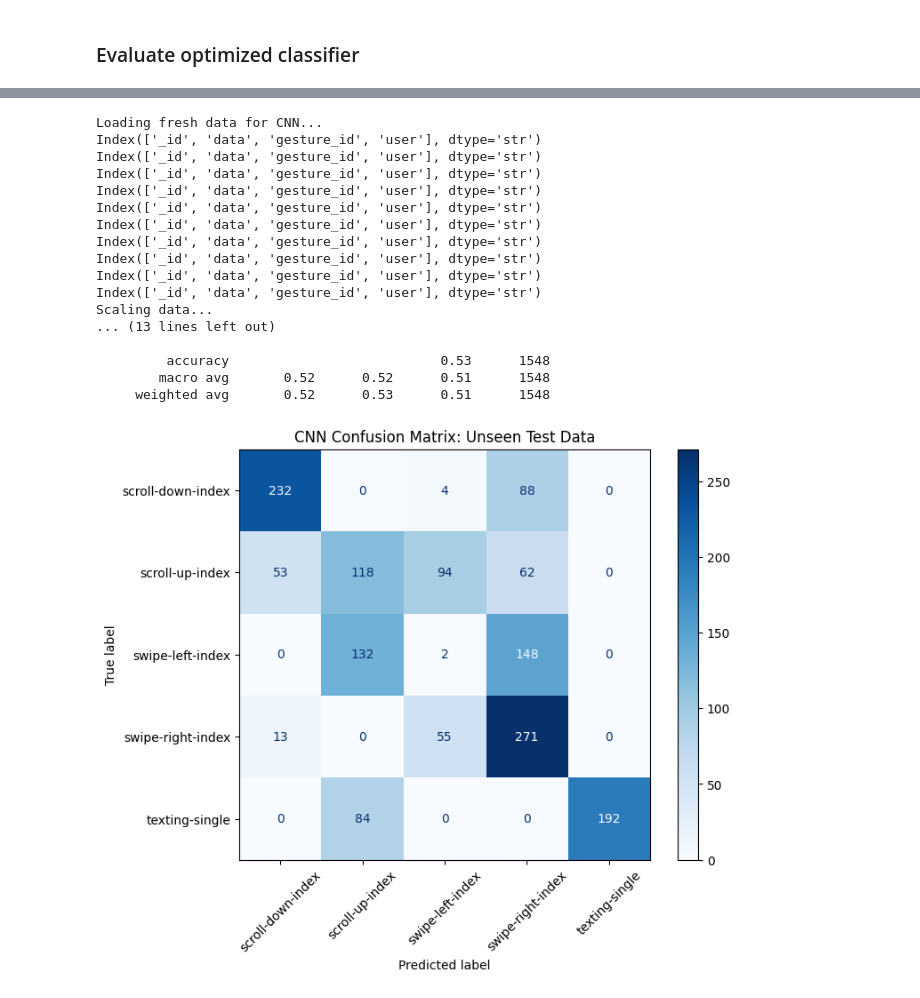
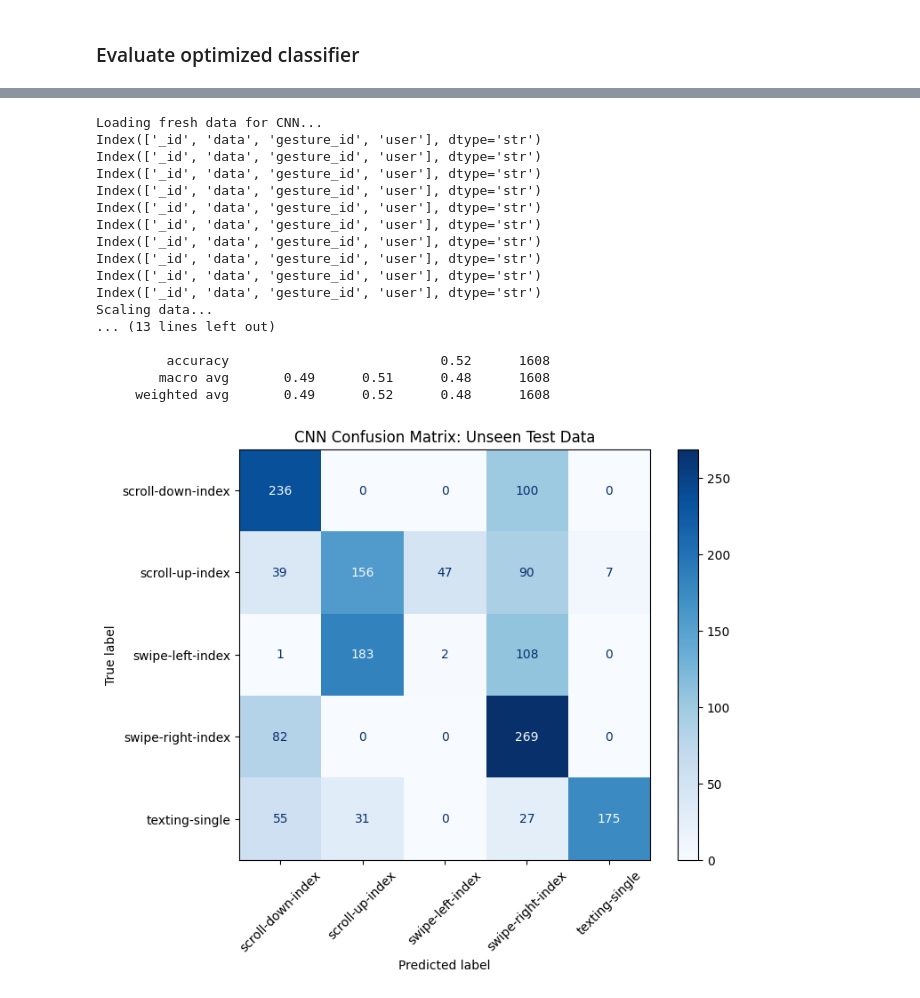
Before and after one commit to nderekk/IoT-Course-AIoT-project, a Jupyter notebook: aiot_project_time_series.ipynb, the cells around one changed output, grey strips where cells are left out. Drawn from its saved outputs; the diff is of its cells as text; code cells hidden in the pictures.

```diff
--- a/aiot_project_time_series.ipynb
+++ b/aiot_project_time_series.ipynb
@@ -880,45 +776,45 @@ scale_gestures(train_clean, test_clean)
 
 # Window and filter gestures (for 3D shape)
 print("Extracting 3D windows...")
-clipped_train, _ = window_and_filter_gestures(train_clean, ws=500, overlap=50, order=5, wn=0.4, filter_type='lowpass')
-clipped_test, _ = window_and_filter_gestures(test_clean, ws=500, overlap=50, order=5, wn=0.4, filter_type='lowpass')
+clipped_train, _ = window_and_filter_gestures(train_clean, ws=300, overlap=50, order=5, wn=0.4, filter_type='lowpass')
+clipped_test, _ = window_and_filter_gestures(test_clean, ws=300, overlap=50, order=5, wn=0.4, filter_type='lowpass')
 
 # Prepare X, y in 3D format
 X_train_3d, y_train_cnn = prepare_xy_3d(clipped_train)
 X_test_3d, y_test_cnn = prepare_xy_3d(clipped_test)
 
 # Train and Predict CNN
 print("Training final CNN and predicting on unseen test data (this may take a moment)...")
 y_pred_cnn = train_and_predict_cnn(X_train_3d, X_test_3d, y_train_cnn, y_test_cnn, epochs=20, batch_size=16)
 
 print("\n" + "="*60)
 print("🏆 TRUE UNSEEN TEST SET RESULTS (CNN)")
 print("="*60)
 print(classification_report(y_test_cnn, y_pred_cnn))
 
 fig, ax = plt.subplots(figsize=(8, 6))
 ConfusionMatrixDisplay.from_predictions(y_test_cnn, y_pred_cnn, ax=ax, cmap='Blues', xticks_rotation=45)
 plt.title("CNN Confusion Matrix: Unseen Test Data")
 plt.show()
 # %% [output]
 Loading fresh data for CNN...
 Index(['_id', 'data', 'gesture_id', 'user'], dtype='str')
 Index(['_id', 'data', 'gesture_id', 'user'], dtype='str')
 Index(['_id', 'data', 'gesture_id', 'user'], dtype='str')
 Index(['_id', 'data', 'gesture_id', 'user'], dtype='str')
 Index(['_id', 'data', 'gesture_id', 'user'], dtype='str')
 Index(['_id', 'data', 'gesture_id', 'user'], dtype='str')
 Index(['_id', 'data', 'gesture_id', 'user'], dtype='str')
 Index(['_id', 'data', 'gesture_id', 'user'], dtype='str')
 Index(['_id', 'data', 'gesture_id', 'user'], dtype='str')
 Index(['_id', 'data', 'gesture_id', 'user'], dtype='str')
 Scaling data...
 ... (13 lines left out)
 
-         accuracy                           0.53      1548
-        macro avg       0.52      0.52      0.51      1548
-     weighted avg       0.52      0.53      0.51      1548
+         accuracy                           0.52      1608
+        macro avg       0.49      0.51      0.48      1608
+     weighted avg       0.49      0.52      0.48      1608
-[figure, old version]
+[figure, new version]
 # %%
 print("================ DIAGNOSTIC CHECK ================")
 
```
Also changed, not shown: parts of 8 cells of this notebook.
